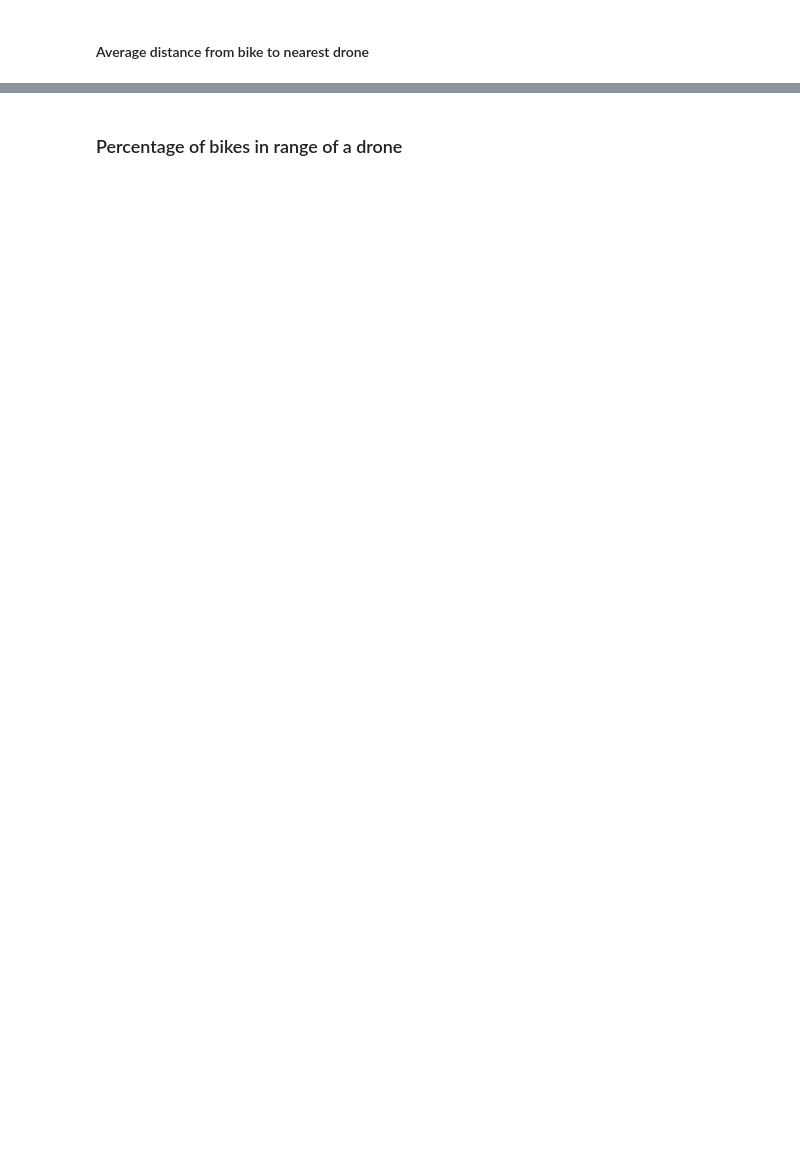
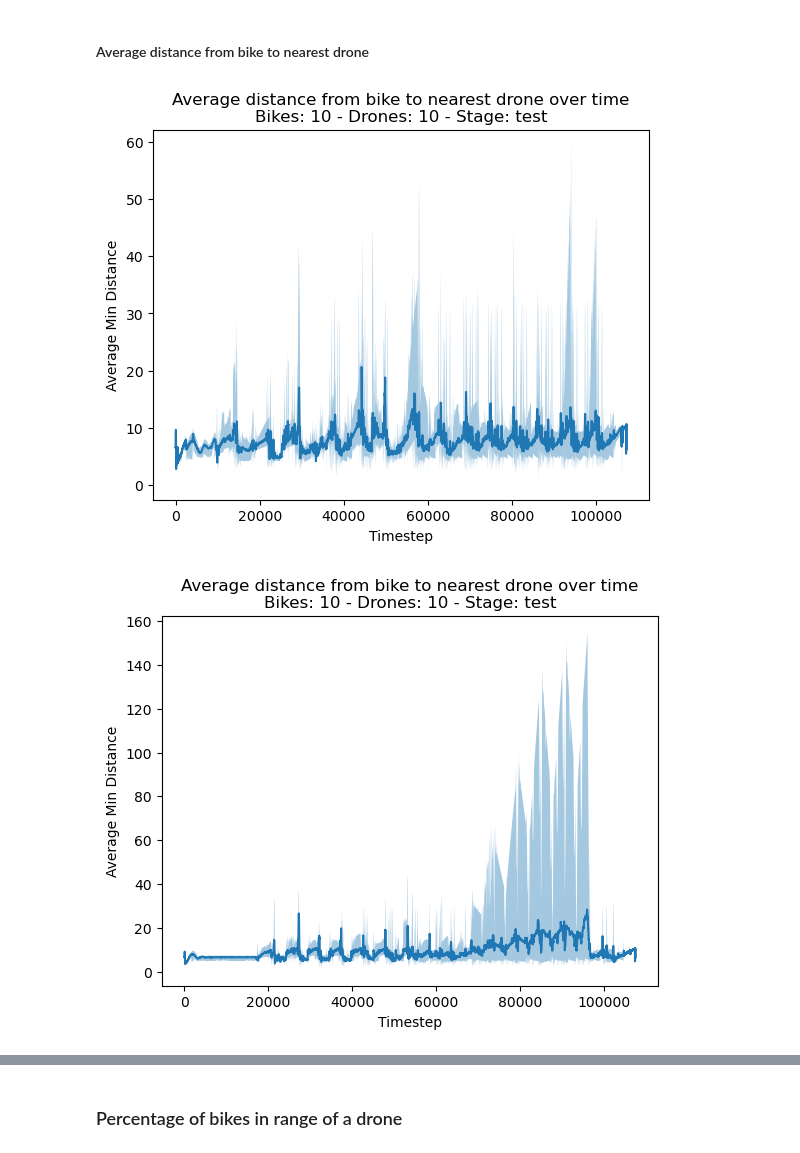
Before and after one commit to borchand/master-thesis, a Jupyter notebook: data-visualization/data.ipynb, the cells around one changed output, grey strips where cells are left out. Drawn from its saved outputs; the diff is of its cells as text; code cells hidden in the pictures; blank space fills up the shorter version.

```diff
--- a/data-visualization/data.ipynb
+++ b/data-visualization/data.ipynb
@@ -190,20 +248,24 @@ for i in range(1, runs+1):
 # %% [markdown]
 #### Average distance from bike to nearest drone
 # %%
-for i in range(1, runs+1):
-    df = pd.read_csv(f"data/bike/run_{i}.csv")
+for path in get_run_files("data/bike"):
+    df, info = load_run_csv(path)
+
     avg_dist = df.groupby("Timestep")["min_distance"].agg(["mean", "min", "max"]).reset_index()
 
     sns.lineplot(data=avg_dist, x="Timestep", y="mean")
 
     plt.fill_between(
         avg_dist["Timestep"],
         avg_dist["min"],
         avg_dist["max"],
         alpha=0.4
     )
 
-    plt.title(f"Average distance from bike to nearest drone over time \n Number of bikes: {info_dict[i]['bikes']} - Number of drones: {info_dict[i]['drones']} - Stage: {info_dict[i]['stage']}")
+    plt.title(plot_title("Average distance from bike to nearest drone over time", info))
     plt.xlabel("Timestep")
     plt.ylabel("Average Min Distance")
     plt.show()
+# %% [output]
+[figure, added]
+[figure, added]
```
Also changed, not shown: parts of 20 cells of this notebook, 1 other file.
